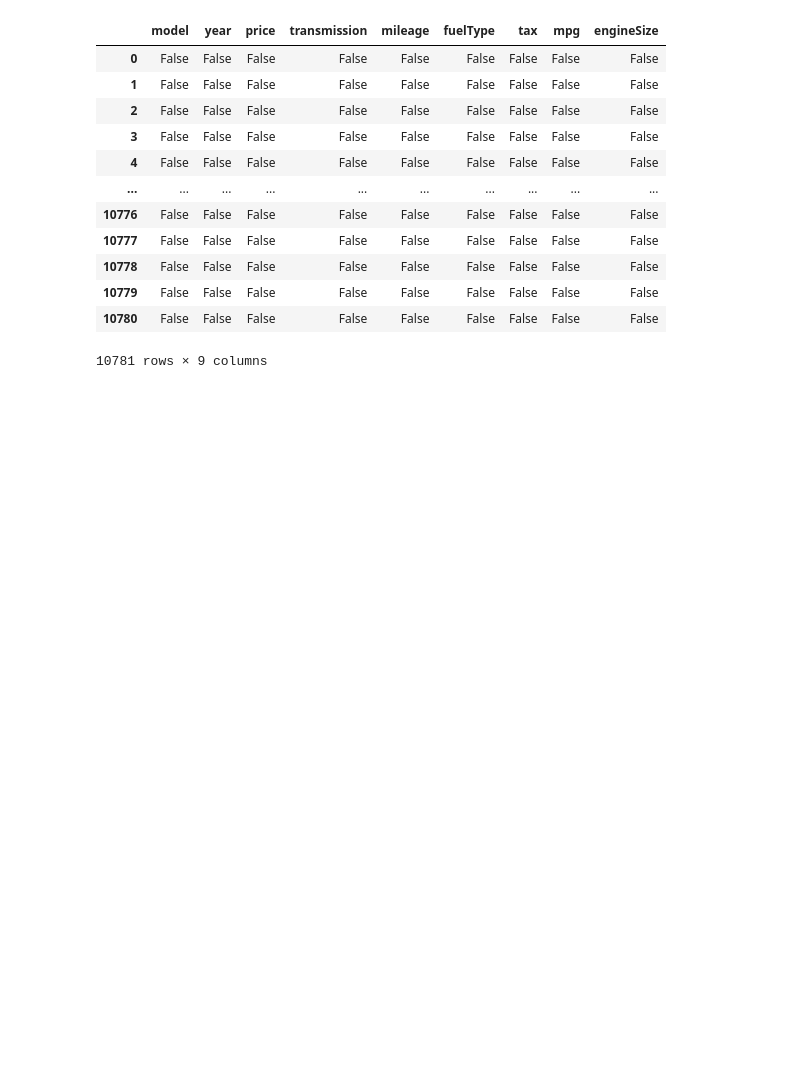
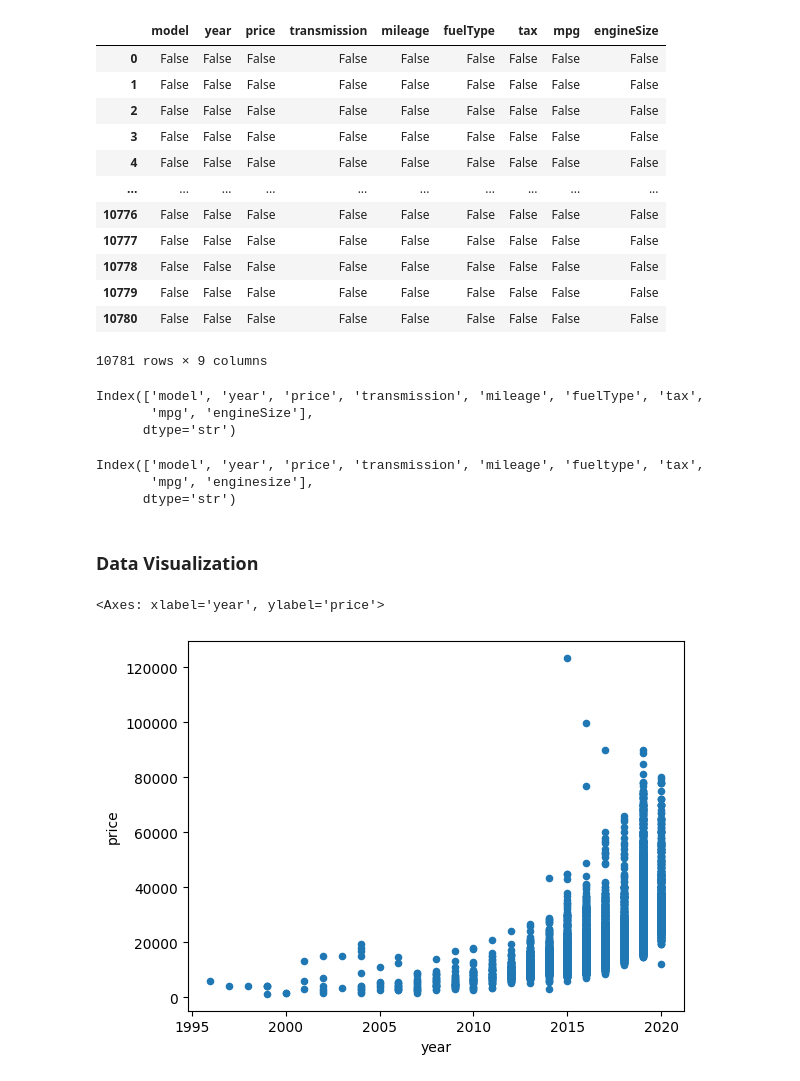
Before and after one commit to samanrizwan/Learning-Sandbox, a Jupyter notebook: python/project.ipynb, the cells around one changed output. Drawn from its saved outputs; the diff is of its cells as text; code cells hidden in the pictures; blank space fills up the shorter version.

Commit message:
data visualization completed

```diff
--- a/python/project.ipynb
+++ b/python/project.ipynb
@@ -50,3 +51,28 @@ df.isnull()
 | 10779 | False | False | False | False | False | False | False | False | False |
 | 10780 | False | False | False | False | False | False | False | False | False |
 10781 rows × 9 columns
+# %%
+df = df.drop_duplicates()
+# %%
+df.columns
+# %% [output]
+Index(['model', 'year', 'price', 'transmission', 'mileage', 'fuelType', 'tax',
+       'mpg', 'engineSize'],
+      dtype='str')
+# %%
+#feature engineering
+#just to prevent errors and make data more usable and easy to analyze by ML models
+
+df.columns = df.columns.str.lower().str.replace(" ", "_")
+df.columns
+# %% [output]
+Index(['model', 'year', 'price', 'transmission', 'mileage', 'fueltype', 'tax',
+       'mpg', 'enginesize'],
+      dtype='str')
+# %% [markdown]
+### Data Visualization
+# %%
+df.plot(kind= 'scatter', x= 'year' , y= 'price')
+# %% [output]
+<Axes: xlabel='year', ylabel='price'>
+[figure, added]
```
Also changed, not shown: parts of 4 cells of this notebook.
